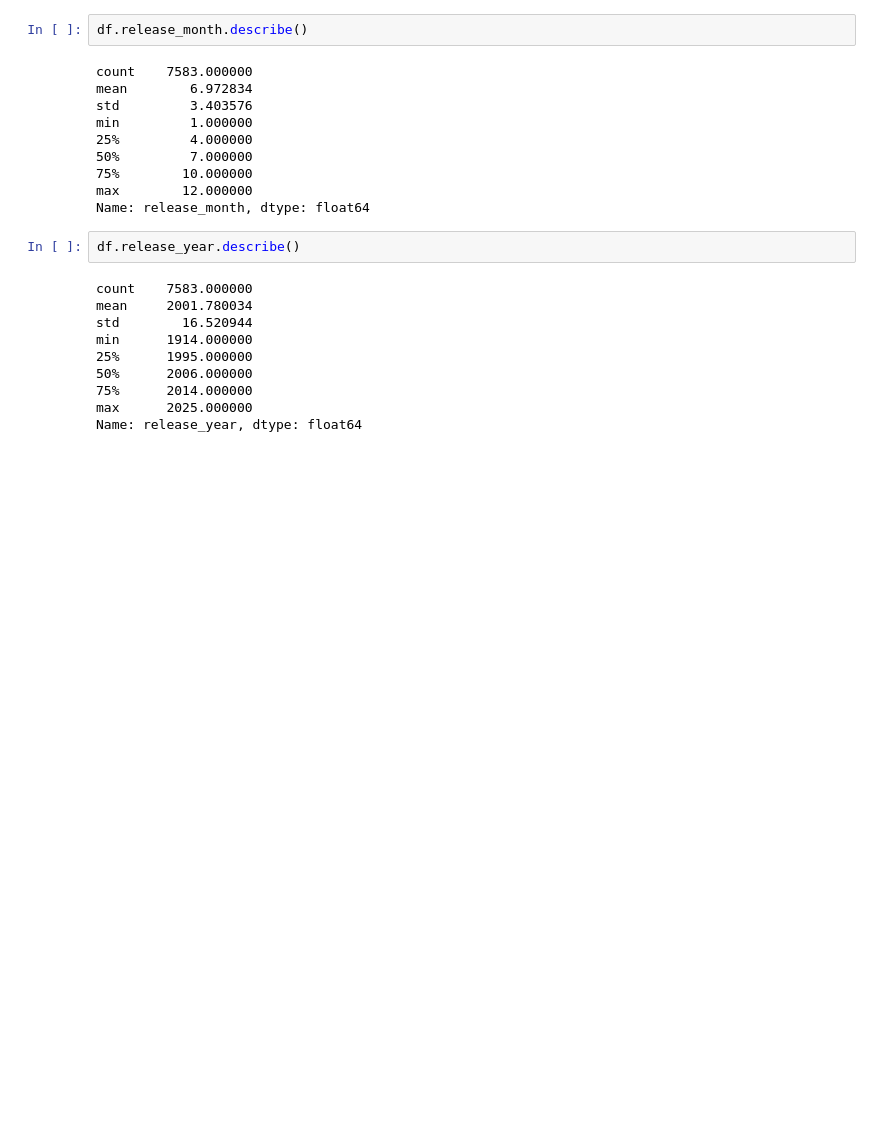
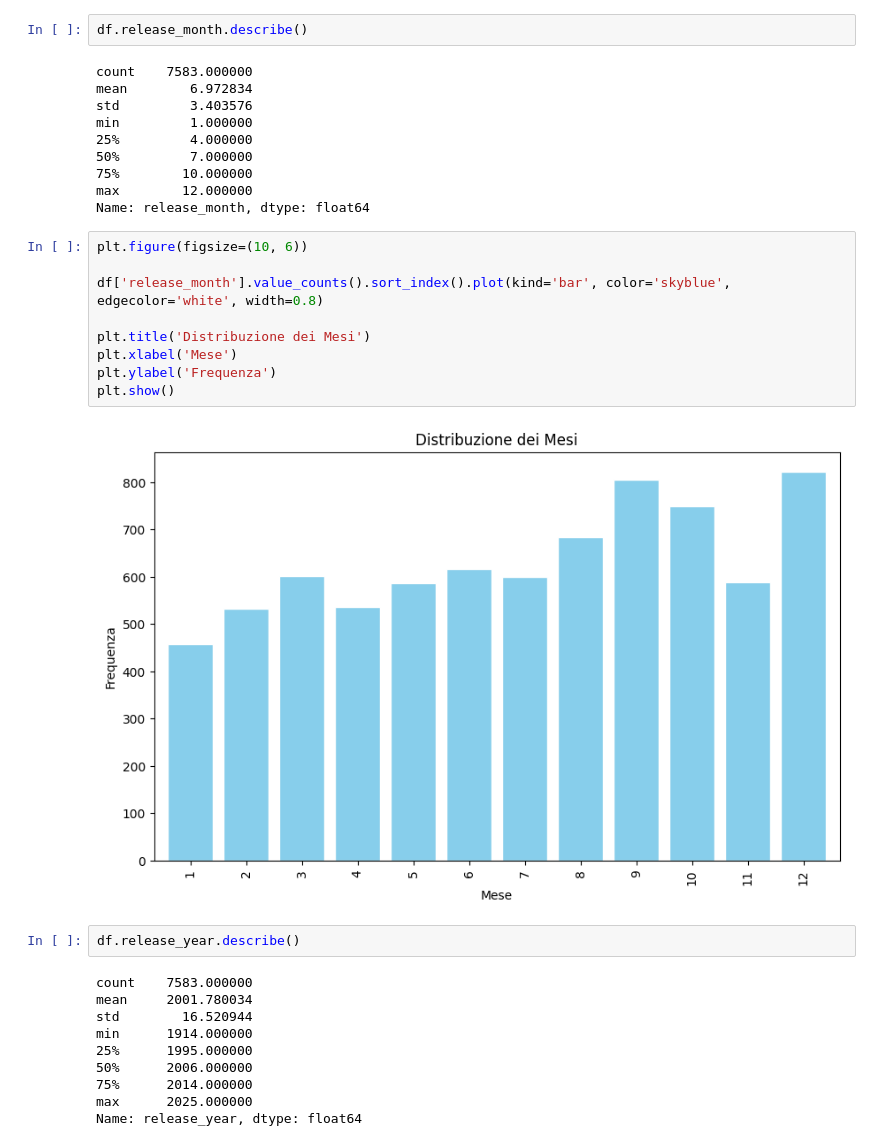
Before and after one commit to StefanoMulas03/Predittore-Incassi-Film, a Jupyter notebook: notebook.ipynb, the cells around one changed output. Drawn from its saved outputs; the diff is of its cells as text; blank space fills up the shorter version.

```diff
--- a/notebook.ipynb
+++ b/notebook.ipynb
@@ -376,6 +397,17 @@ min         1.000000
 75%        10.000000
 max        12.000000
 Name: release_month, dtype: float64
+# %%
+plt.figure(figsize=(10, 6))
+
+df['release_month'].value_counts().sort_index().plot(kind='bar', color='skyblue', edgecolor='white', width=0.8)
+
+plt.title('Distribuzione dei Mesi')
+plt.xlabel('Mese')
+plt.ylabel('Frequenza')
+plt.show()
+# %% [output]
+[figure, added]
 # %%
 df.release_year.describe()
 # %% [output]
```
Also changed, not shown: parts of 10 cells of this notebook, 2 other files.
